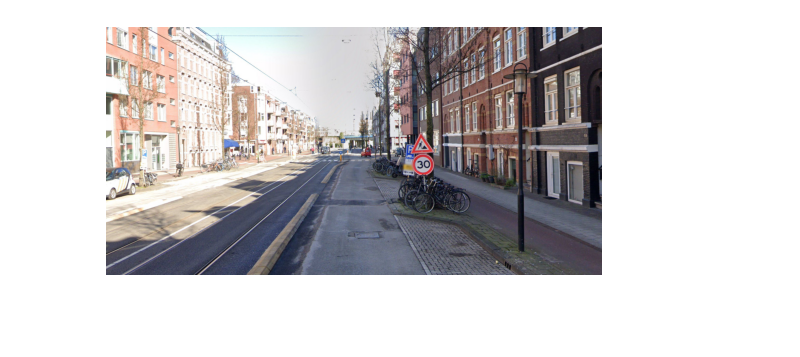
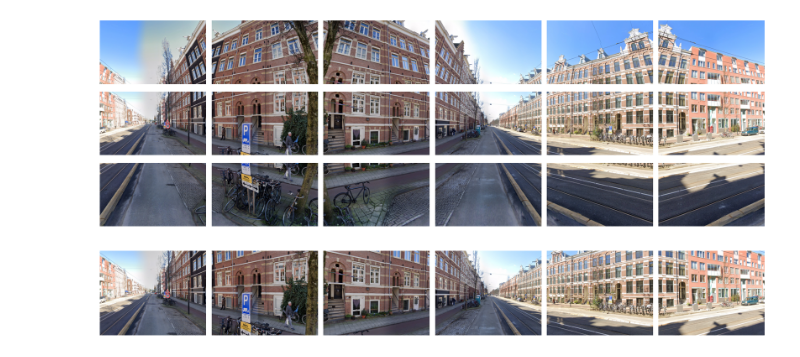
Before and after one commit to donkhoanguyen/tgiv_research, a Jupyter notebook: equirec2flat.ipynb, the cells around one changed output. Saved outputs shown, nothing was run; the diff lists cells and outputs as text; code cells hidden in the pictures; blank space fills up the shorter version.

```diff
--- a/equirec2flat.ipynb
+++ b/equirec2flat.ipynb
@@ -12,14 +12,45 @@ equ = E2P.Equirectangular('data/images/__7RwCSRHYUHVB9kOP1sXQ.jpeg')    # Load e
 # phi is y-axis angle(up direction positive, down direction negative)
 # height and width is output image dimension
 #
-img = equ.GetPerspective(60, 0, 0, 720, 1440) # Specify parameters(FOV, theta, phi, height, width)
+# img = equ.GetPerspective(60, 0, 0, 720, 1440) # Specify parameters(FOV, theta, phi, height, width)
-# %%
-# Convert the image from BGR (OpenCV format) to RGB (Matplotlib format)
-image_rgb = cv2.cvtColor(img, cv2.COLOR_BGR2RGB)
-
-# Display the image
-plt.imshow(image_rgb)
-plt.axis('off')  # Hide the axes
-plt.show()
-# %% [output]
-[figure, removed]
+# %%
+# Set the number of images (6 images from 0 to 360 degrees in steps of 60)
+fig, axes = plt.subplots(3, 6, figsize=(18, 6))  # 1 row, 6 columns
+
+for idx, i in enumerate(range(0, 360, 60)):
+    for jdx, j in enumerate(range(30, -60, -30)):
+        # Get the perspective image for the given theta and phi angles
+        img = equ.GetPerspective(60, i, j, 1080, 1800)  # Specify parameters(FOV, theta, phi, height, width)
+
+        # Convert the image from BGR (OpenCV format) to RGB (Matplotlib format)
+        image_rgb = cv2.cvtColor(img, cv2.COLOR_BGR2RGB)
+
+        # Display the image on the subplot at the appropriate (row, col) position
+        axes[jdx, idx].imshow(image_rgb)
+        axes[jdx, idx].axis('off')  # Hide the axes for each image
+
+# Show the figure with all images side by side
+plt.tight_layout()
+plt.show()
+# %% [output]
+[figure, added]
+# %%
+# Set the number of images (6 images from 0 to 360 degrees in steps of 60)
+fig, axes = plt.subplots(1, 6, figsize=(18, 9))  # 1 row, 6 columns
+
+for idx, i in enumerate(range(0, 360, 60)):
+    # Get the perspective image for the given theta angle
+    img = equ.GetPerspective(60, i, 0, 1440, 1800)  # Specify parameters(FOV, theta, phi, height, width)
+
+    # Convert the image from BGR (OpenCV format) to RGB (Matplotlib format)
+    image_rgb = cv2.cvtColor(img, cv2.COLOR_BGR2RGB)
+
+    # Display the image on the subplot
+    axes[idx].imshow(image_rgb)
+    axes[idx].axis('off')  # Hide the axes for each image
+
+# Show the figure with all images side by side
+plt.tight_layout()
+plt.show()
+# %% [output]
+[figure, added]
```
Also changed, not shown: parts of 2 cells of this notebook, 4 other files.
